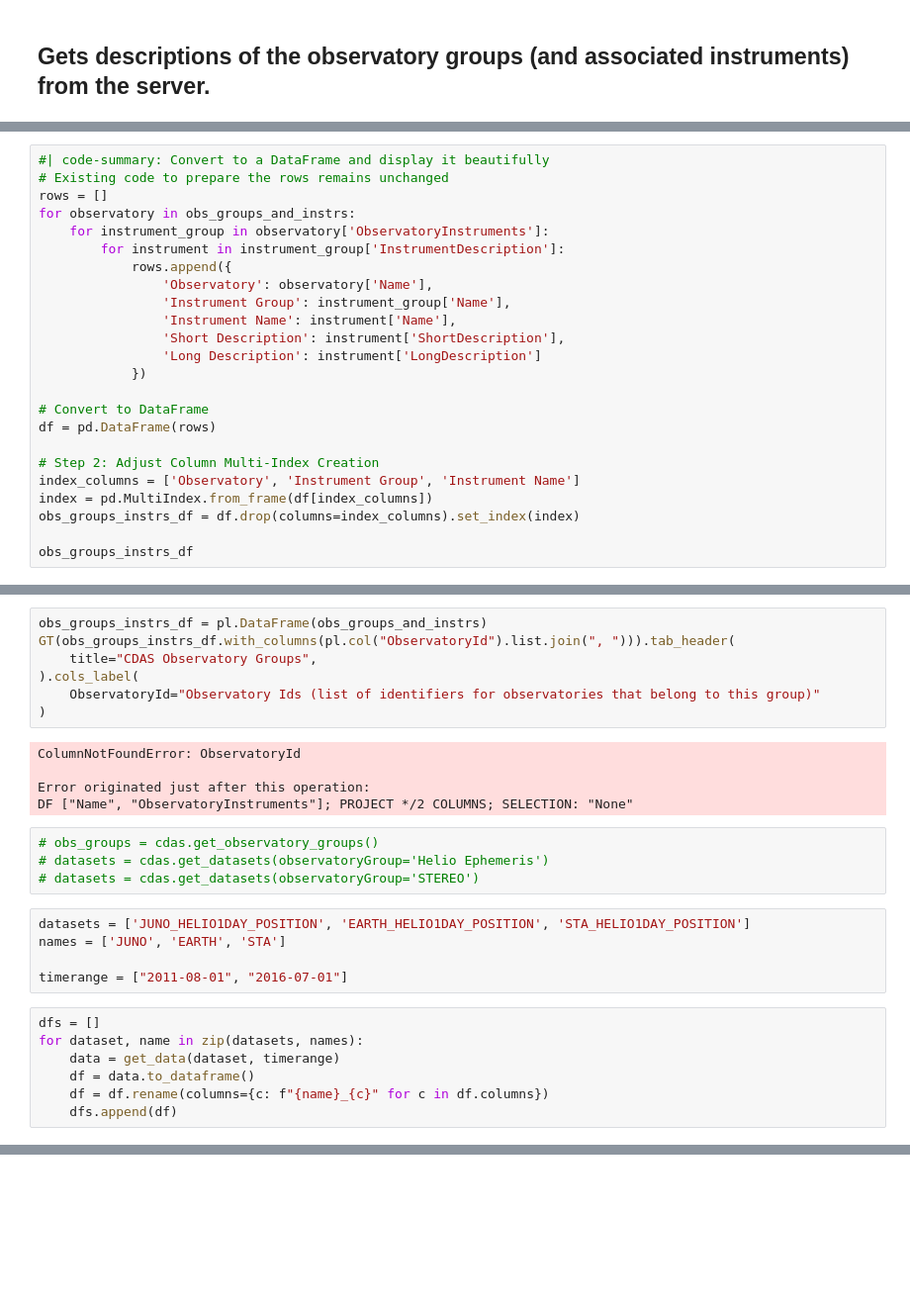
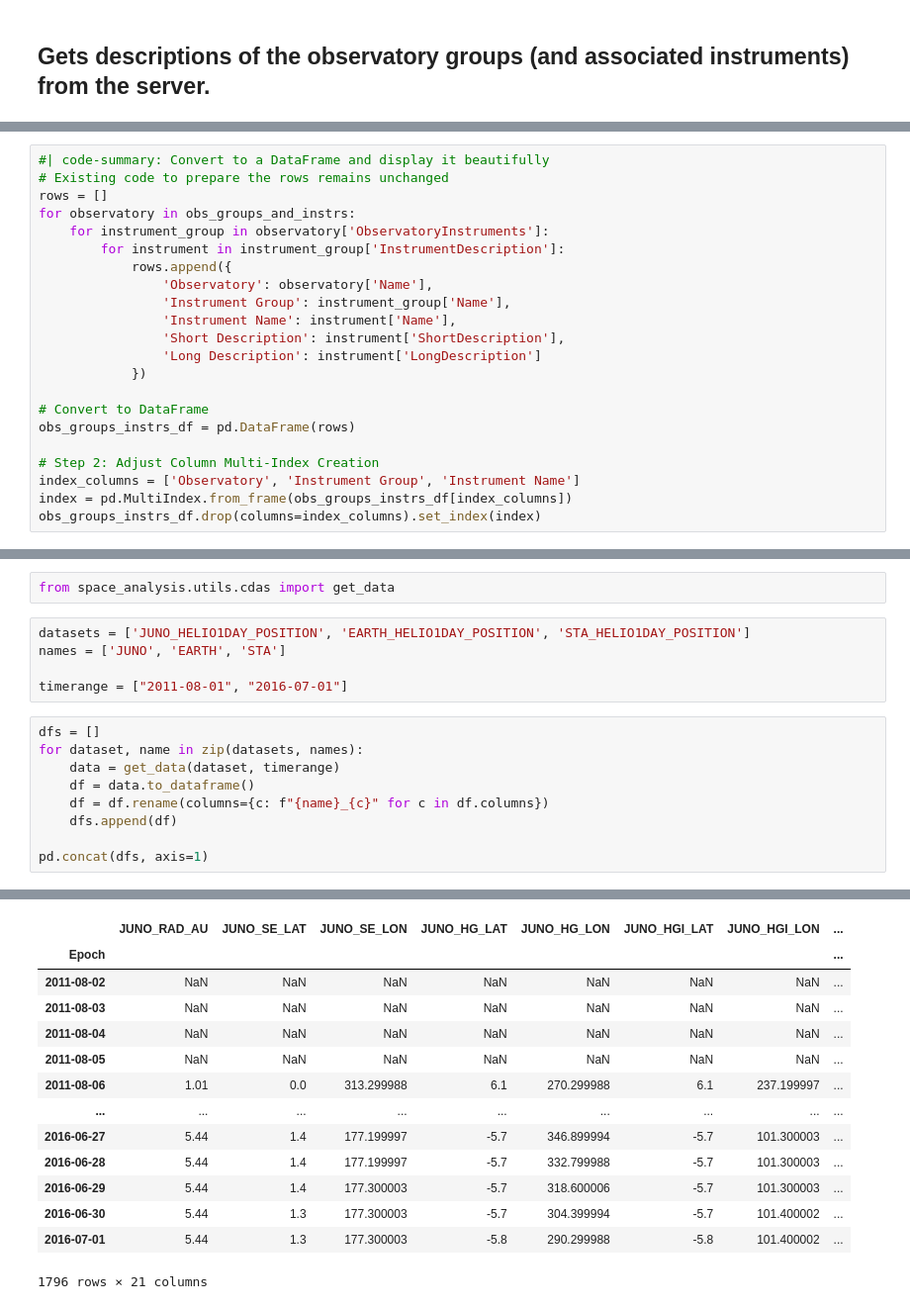
Before and after one commit to Beforerr/space-analysis.py, a Jupyter notebook: nbs/examples/01_cdas.ipynb, the cells around one changed output, grey strips where cells are left out. Shown at 99% size. Cells and saved outputs as stored; diff of their text form; blank space fills up the shorter version.

```diff
--- a/nbs/examples/01_cdas.ipynb
+++ b/nbs/examples/01_cdas.ipynb
@@ -108,14 +107,12 @@ for observatory in obs_groups_and_instrs:
             })
 
 # Convert to DataFrame
-df = pd.DataFrame(rows)
+obs_groups_instrs_df = pd.DataFrame(rows)
 
 # Step 2: Adjust Column Multi-Index Creation
 index_columns = ['Observatory', 'Instrument Group', 'Instrument Name']
-index = pd.MultiIndex.from_frame(df[index_columns])
-obs_groups_instrs_df = df.drop(columns=index_columns).set_index(index)
-
-obs_groups_instrs_df
+index = pd.MultiIndex.from_frame(obs_groups_instrs_df[index_columns])
+obs_groups_instrs_df.drop(columns=index_columns).set_index(index)
 # %% [output]
 |  |  |  | Short Description | Long Description |
 | Observatory | Instrument Group | Instrument Name |  |  |
@@ -139,19 +154,5 @@ GT(obs_groups_instrs_df.head(100), rowname_col='Instrument Group', groupname_col
-# %%
-obs_groups_instrs_df = pl.DataFrame(obs_groups_and_instrs)
-GT(obs_groups_instrs_df.with_columns(pl.col("ObservatoryId").list.join(", "))).tab_header(
-    title="CDAS Observatory Groups",
-).cols_label(
-    ObservatoryId="Observatory Ids (list of identifiers for observatories that belong to this group)"
-)
-# %% [output]
-ColumnNotFoundError: ObservatoryId
-
-Error originated just after this operation:
-DF ["Name", "ObservatoryInstruments"]; PROJECT */2 COLUMNS; SELECTION: "None"
-# %%
-# obs_groups = cdas.get_observatory_groups()
-# datasets = cdas.get_datasets(observatoryGroup='Helio Ephemeris')
-# datasets = cdas.get_datasets(observatoryGroup='STEREO')
+# %%
+from space_analysis.utils.cdas import get_data
 # %%
 datasets = ['JUNO_HELIO1DAY_POSITION', 'EARTH_HELIO1DAY_POSITION', 'STA_HELIO1DAY_POSITION']
 names = ['JUNO', 'EARTH', 'STA']
@@ -164,4 +165,6 @@ for dataset, name in zip(datasets, names):
     df = data.to_dataframe()
     df = df.rename(columns={c: f"{name}_{c}" for c in df.columns})
     dfs.append(df)
+
+pd.concat(dfs, axis=1)
 # %% [output]
@@ -184,0 +188,14 @@ for dataset, name in zip(datasets, names):
+|  | JUNO_RAD_AU | JUNO_SE_LAT | JUNO_SE_LON | JUNO_HG_LAT | JUNO_HG_LON | JUNO_HGI_LAT | JUNO_HGI_LON | ... |
+| Epoch |  |  |  |  |  |  |  | ... |
+| 2011-08-02 | NaN | NaN | NaN | NaN | NaN | NaN | NaN | ... |
+| 2011-08-03 | NaN | NaN | NaN | NaN | NaN | NaN | NaN | ... |
+| 2011-08-04 | NaN | NaN | NaN | NaN | NaN | NaN | NaN | ... |
+| 2011-08-05 | NaN | NaN | NaN | NaN | NaN | NaN | NaN | ... |
+| 2011-08-06 | 1.01 | 0.0 | 313.299988 | 6.1 | 270.299988 | 6.1 | 237.199997 | ... |
+| ... | ... | ... | ... | ... | ... | ... | ... | ... |
+| 2016-06-27 | 5.44 | 1.4 | 177.199997 | -5.7 | 346.899994 | -5.7 | 101.300003 | ... |
+| 2016-06-28 | 5.44 | 1.4 | 177.199997 | -5.7 | 332.799988 | -5.7 | 101.300003 | ... |
+| 2016-06-29 | 5.44 | 1.4 | 177.300003 | -5.7 | 318.600006 | -5.7 | 101.300003 | ... |
+| 2016-06-30 | 5.44 | 1.3 | 177.300003 | -5.7 | 304.399994 | -5.7 | 101.400002 | ... |
+| 2016-07-01 | 5.44 | 1.3 | 177.300003 | -5.8 | 290.299988 | -5.8 | 101.400002 | ... |
+1796 rows × 21 columns
```
Also changed, not shown: parts of 10 cells of this notebook, 37 other files.
